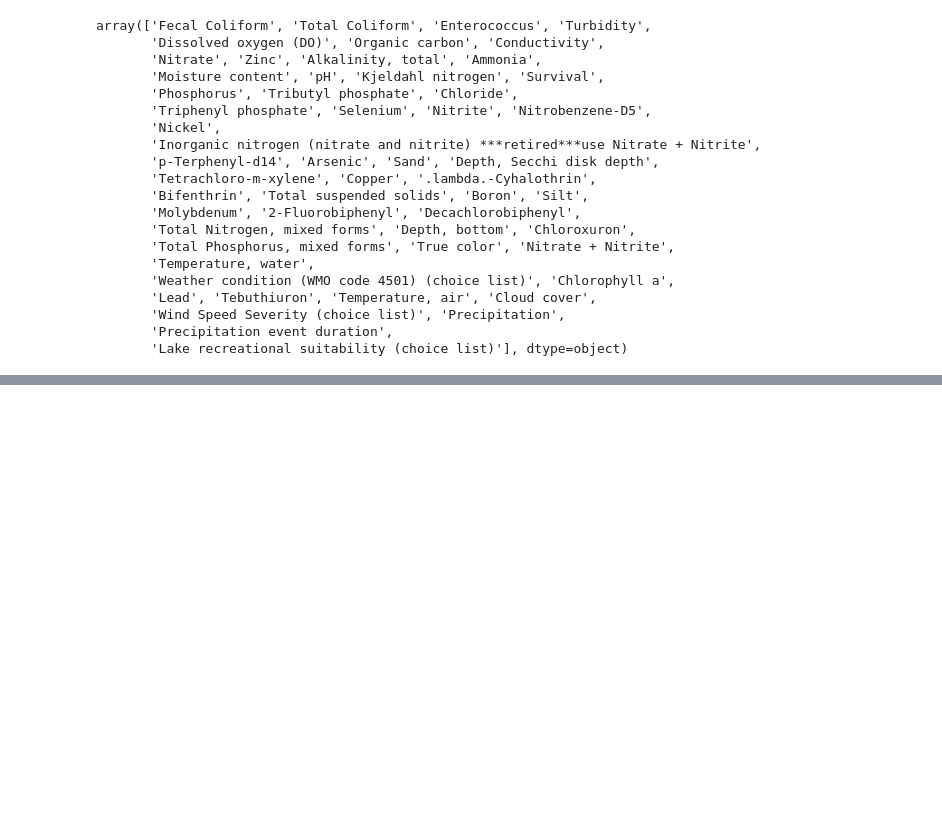
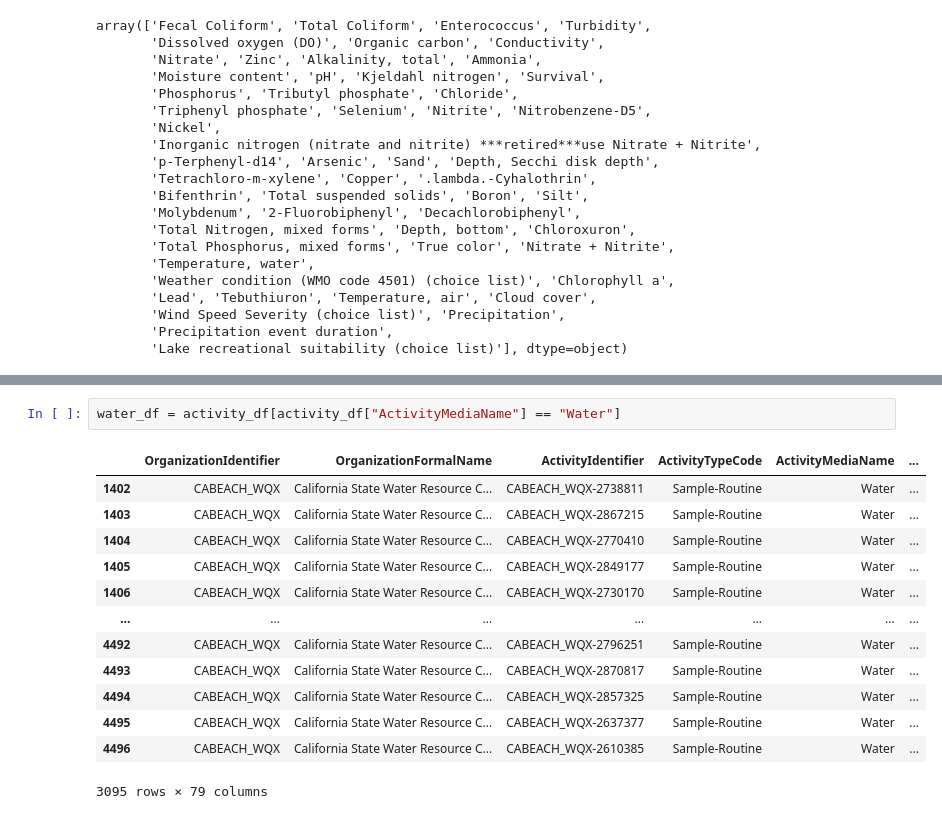
Before and after one commit to vishalival/eneres131-final-proj, a Jupyter notebook: core_prediction_question.ipynb, the cells around one changed output, grey strips where cells are left out. Saved outputs shown, nothing was run; the diff lists cells and outputs as text; blank space fills up the shorter version.

```diff
--- a/core_prediction_question.ipynb
+++ b/core_prediction_question.ipynb
@@ -212,0 +233,16 @@ array(['Fecal Coliform', 'Total Coliform', 'Enterococcus', 'Turbidity',
+# %%
+water_df = activity_df[activity_df["ActivityMediaName"] == "Water"]
+# %% [output]
+|  | OrganizationIdentifier | OrganizationFormalName | ActivityIdentifier | ActivityTypeCode | ActivityMediaName | ... |
+| 1402 | CABEACH_WQX | California State Water Resource C... | CABEACH_WQX-2738811 | Sample-Routine | Water | ... |
+| 1403 | CABEACH_WQX | California State Water Resource C... | CABEACH_WQX-2867215 | Sample-Routine | Water | ... |
+| 1404 | CABEACH_WQX | California State Water Resource C... | CABEACH_WQX-2770410 | Sample-Routine | Water | ... |
+| 1405 | CABEACH_WQX | California State Water Resource C... | CABEACH_WQX-2849177 | Sample-Routine | Water | ... |
+| 1406 | CABEACH_WQX | California State Water Resource C... | CABEACH_WQX-2730170 | Sample-Routine | Water | ... |
+| ... | ... | ... | ... | ... | ... | ... |
+| 4492 | CABEACH_WQX | California State Water Resource C... | CABEACH_WQX-2796251 | Sample-Routine | Water | ... |
+| 4493 | CABEACH_WQX | California State Water Resource C... | CABEACH_WQX-2870817 | Sample-Routine | Water | ... |
+| 4494 | CABEACH_WQX | California State Water Resource C... | CABEACH_WQX-2857325 | Sample-Routine | Water | ... |
+| 4495 | CABEACH_WQX | California State Water Resource C... | CABEACH_WQX-2637377 | Sample-Routine | Water | ... |
+| 4496 | CABEACH_WQX | California State Water Resource C... | CABEACH_WQX-2610385 | Sample-Routine | Water | ... |
+3095 rows × 79 columns
```
Also changed, not shown: parts of 3 cells of this notebook, 1 other file.
